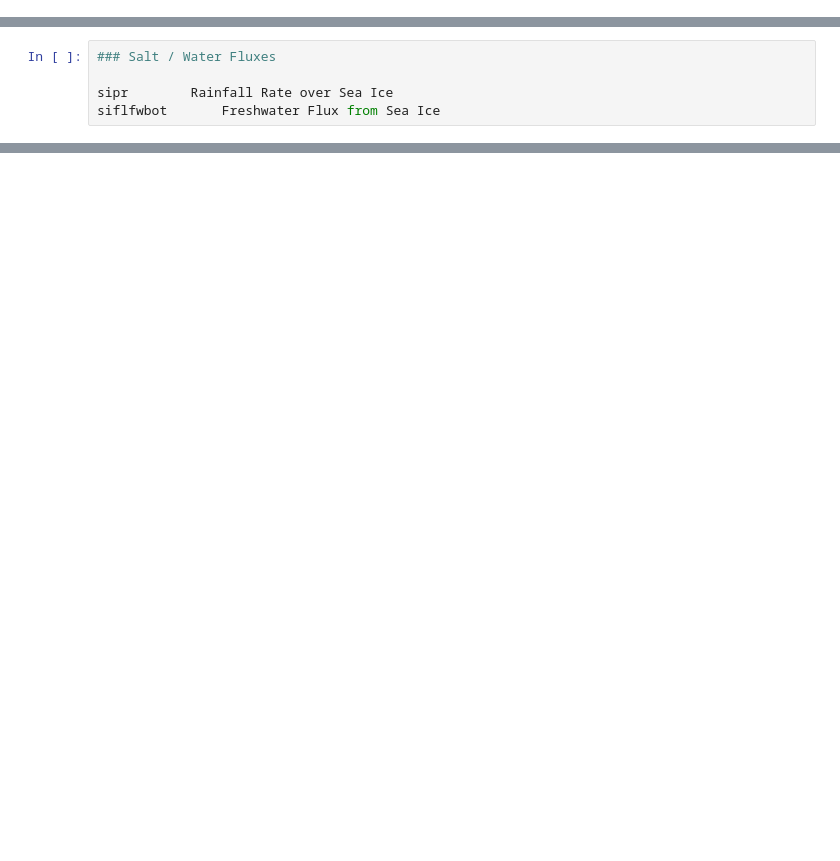
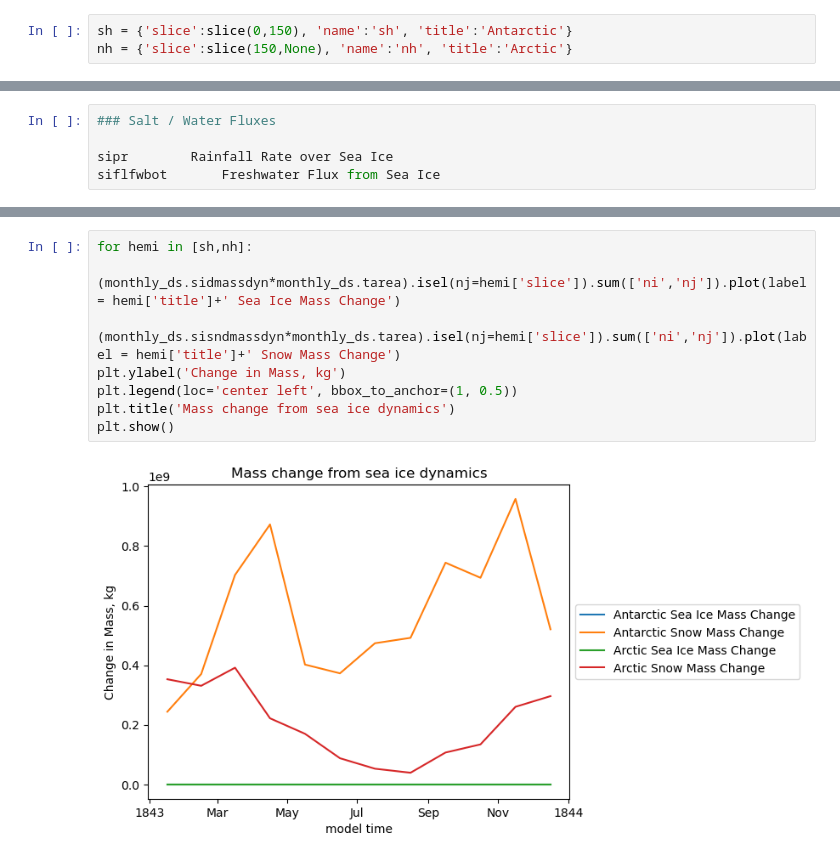
Before and after one commit to ACCESS-NRI/access-esm1.6-configs, a Jupyter notebook: documentation/docs/pages/diagnostics/sea_ice.ipynb, the cells around one changed output, grey strips where cells are left out. Saved outputs shown, nothing was run; the diff lists cells and outputs as text; blank space fills up the shorter version.

```diff
--- a/documentation/docs/pages/diagnostics/sea_ice.ipynb
+++ b/documentation/docs/pages/diagnostics/sea_ice.ipynb
@@ -41,6 +41,9 @@ daily_ds = xr.open_mfdataset(f'{PATH}/output00*/ice/iceh-1daily-mean_184*.nc')
 monthly_ds = xr.open_mfdataset(f'{PATH}/output00*/ice/iceh-1monthly-mean_184*.nc')
 
 ds = monthly_ds.isel(time=0)
+# %%
+sh = {'slice':slice(0,150), 'name':'sh', 'title':'Antarctic'}
+nh = {'slice':slice(150,None), 'name':'nh', 'title':'Arctic'}
 # %% [markdown]
 ### Mass / Concentrations / Age
 
@@ -210,0 +164,10 @@ sivols		sea_ice_volume	Sea-Ice Volume South
+# %%
+for hemi in [sh,nh]:
+    (monthly_ds.sidmassdyn*monthly_ds.tarea).isel(nj=hemi['slice']).sum(['ni','nj']).plot(label = hemi['title']+' Sea Ice Mass Change')
+    (monthly_ds.sisndmassdyn*monthly_ds.tarea).isel(nj=hemi['slice']).sum(['ni','nj']).plot(label = hemi['title']+' Snow Mass Change')
+plt.ylabel('Change in Mass, kg')
+plt.legend(loc='center left', bbox_to_anchor=(1, 0.5))
+plt.title('Mass change from sea ice dynamics')
+plt.show()
+# %% [output]
+[figure, added]
```
Also changed, not shown: parts of 18 cells of this notebook, 2 other files.
